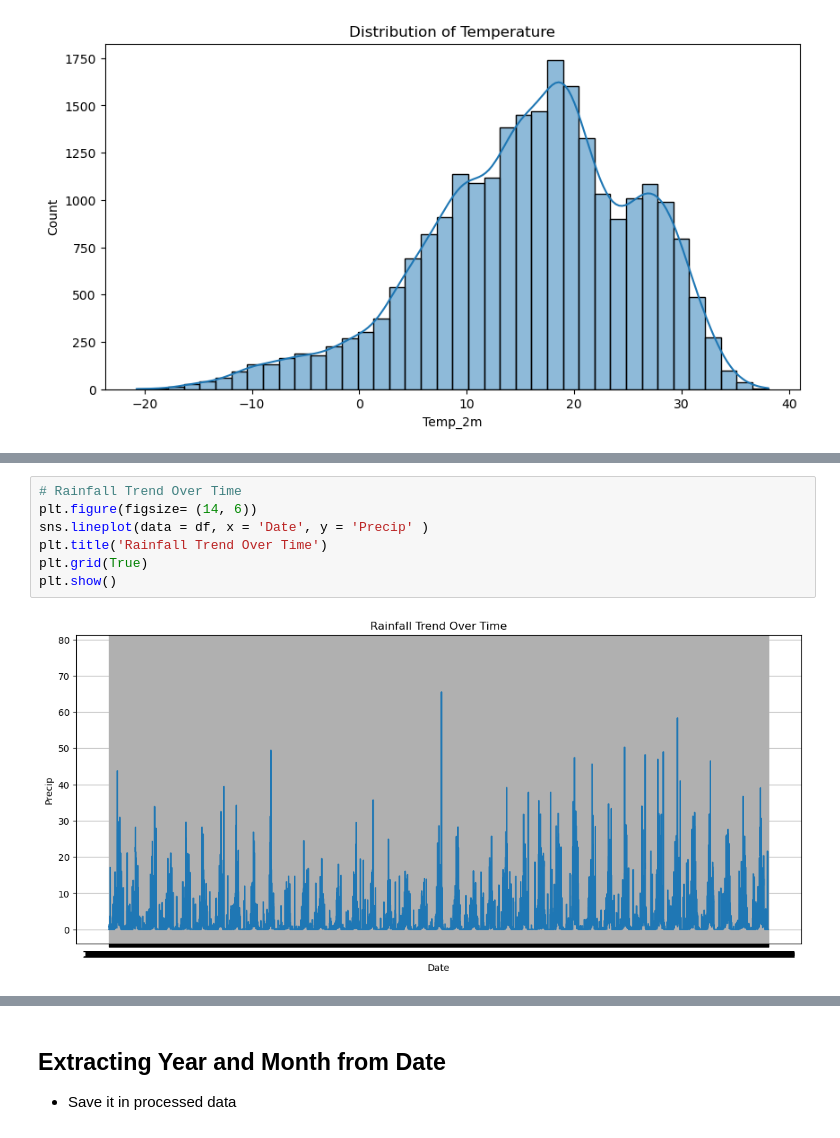
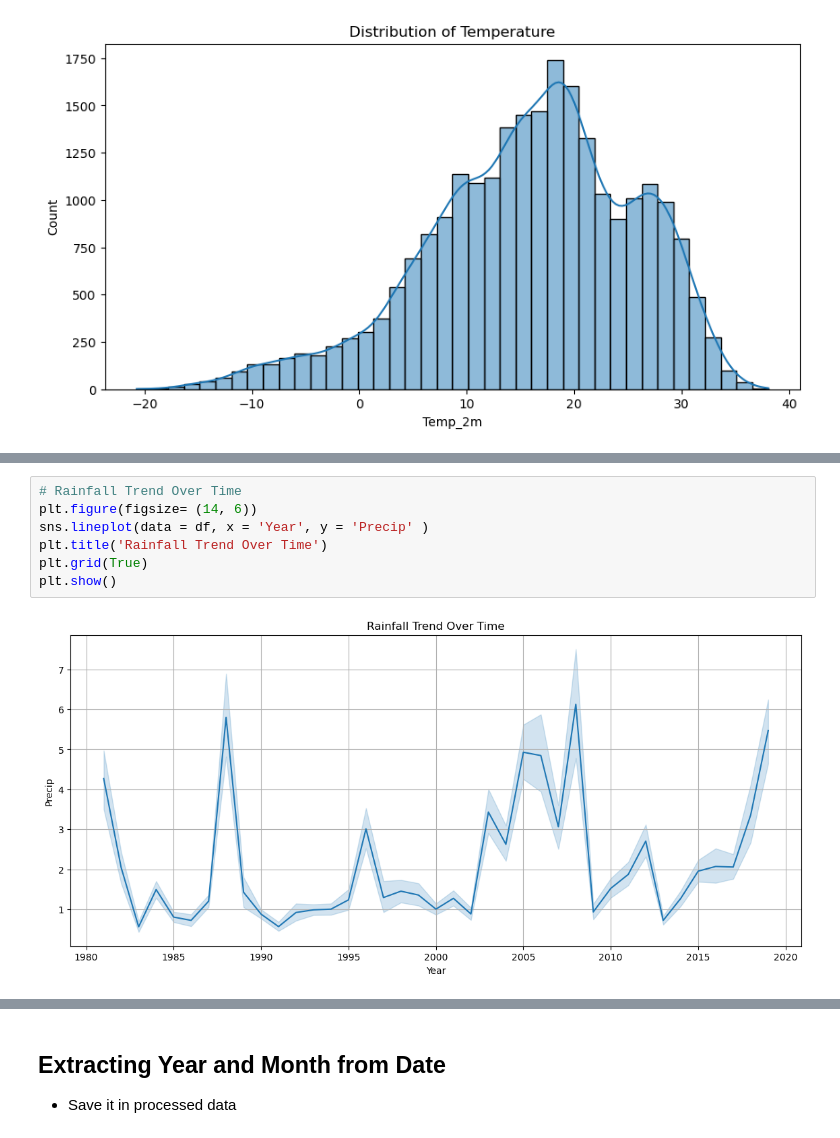
Before and after one commit to Omdena-NIC-Nepal/capstone-project-Mandiraghi, a Jupyter notebook: climate_impact_nepal/notebooks/exp.ipynb, the cells around one changed output, grey strips where cells are left out. Cells and saved outputs as stored; diff of their text form.

```diff
--- a/climate_impact_nepal/notebooks/exp.ipynb
+++ b/climate_impact_nepal/notebooks/exp.ipynb
@@ -167,12 +167,12 @@ plt.show()
 # %%
 # Rainfall Trend Over Time
 plt.figure(figsize= (14, 6))
-sns.lineplot(data = df, x = 'Date', y = 'Precip' )
+sns.lineplot(data = df, x = 'Year', y = 'Precip' )
 plt.title('Rainfall Trend Over Time')
 plt.grid(True)
 plt.show()
 # %% [output]
-[figure, old version]
+[figure, new version]
 # %%
 # Trends of Wind Speed
 plt.figure(figsize = (10, 8))
```
Also changed, not shown: parts of 3 cells of this notebook, 4 other files.
